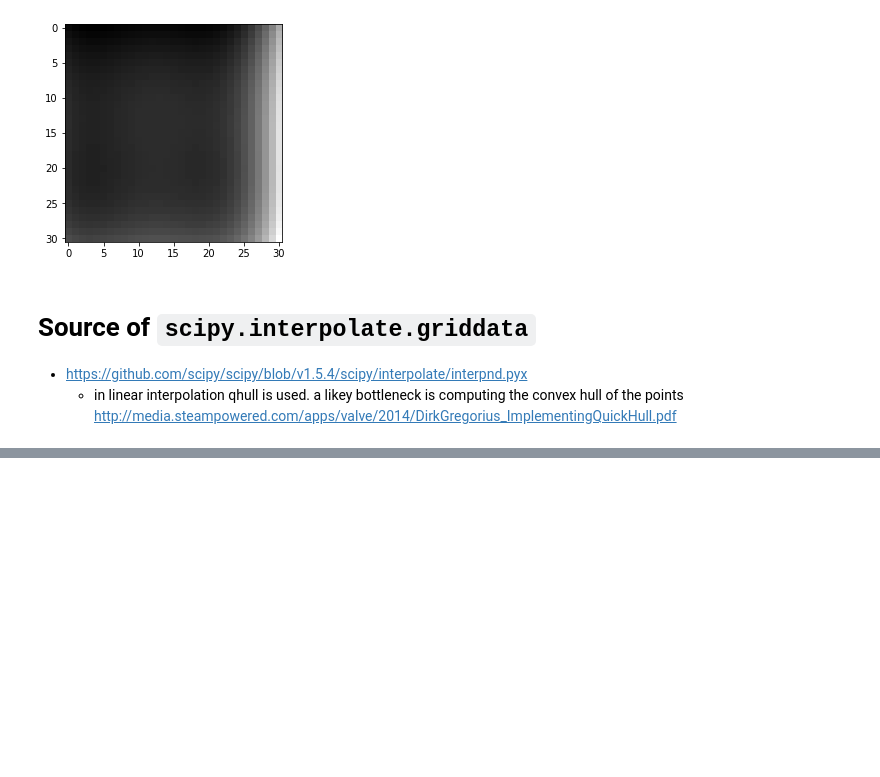
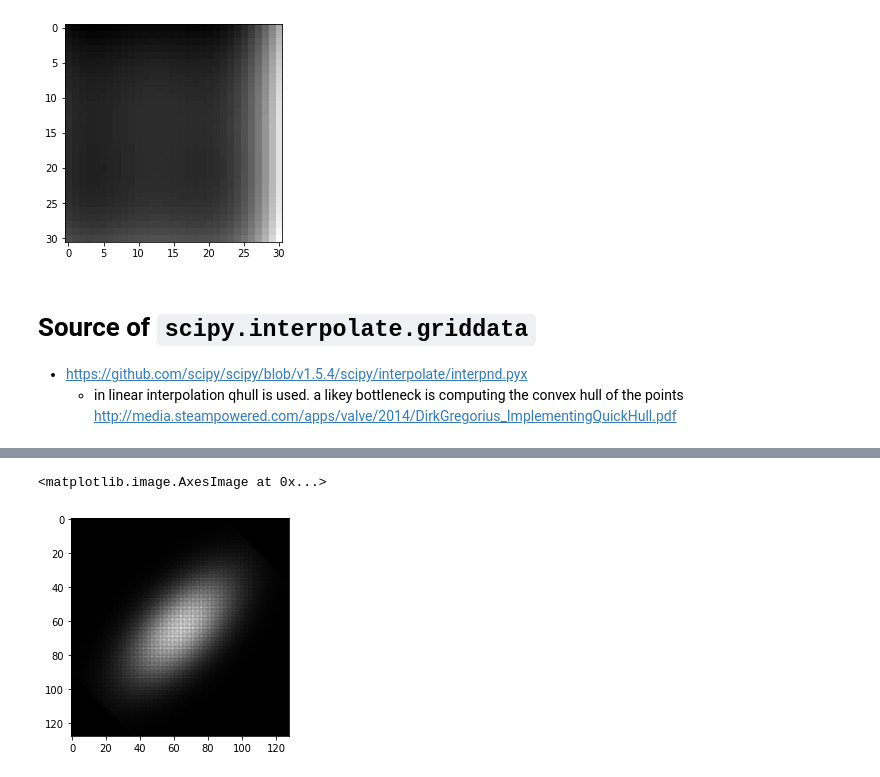
Before and after one commit to geoffwoollard/learn_cryoem_math, a Jupyter notebook: nb/interpolate.ipynb, the cells around one changed output, grey strips where cells are left out. Saved outputs shown, nothing was run; the diff lists cells and outputs as text; code cells hidden in the pictures; blank space fills up the shorter version.

```diff
--- a/nb/interpolate.ipynb
+++ b/nb/interpolate.ipynb
@@ -348,0 +396,45 @@ doplt(g_fine-g)
+# %%
+# TODO vectorize
+
+def interp(F,r0,r1,dd,N):
+  F_3d_interp = np.zeros((N,N,N))
+  count_3d_interp = np.zeros((N,N,N))
+  ones = np.ones(N*N)
+  F_flat = F.flatten()
+
+  def fill(F_3d_interp,zint,yint,xint,dd,idx,F_flat,N):
+    rint = np.array([xint,yint,zint])
+    if rint.min() >= 0 and rint.max() < N:
+      F_3d_interp[xint,yint,zint] += dd[idx]*F_flat[idx] # remember +=
+
+  dd000,dd001,dd010,dd011,dd100,dd101,dd110,dd111 = dd
+  for idx in np.arange(F.size):
+    x0,y0,z0 = (r0+N//2)[idx].astype(np.int)
+    x1,y1,z1 = (r1+N//2)[idx].astype(np.int)
+    fill(F_3d_interp,z0,y0,x0,dd000,idx,F_flat,N)
+    fill(F_3d_interp,z0,y0,x1,dd001,idx,F_flat,N)
+    fill(F_3d_interp,z0,y1,x0,dd010,idx,F_flat,N)
+    fill(F_3d_interp,z0,y1,x1,dd011,idx,F_flat,N)
+    fill(F_3d_interp,z1,y0,x0,dd100,idx,F_flat,N)
+    fill(F_3d_interp,z1,y0,x1,dd101,idx,F_flat,N)
+    fill(F_3d_interp,z1,y1,x0,dd110,idx,F_flat,N)
+    fill(F_3d_interp,z1,y1,x1,dd111,idx,F_flat,N)
+
+    fill(count_3d_interp,z0,y0,x0,dd000,idx,ones,N)
+    fill(count_3d_interp,z0,y0,x1,dd001,idx,ones,N)
+    fill(count_3d_interp,z0,y1,x0,dd010,idx,ones,N)
+    fill(count_3d_interp,z0,y1,x1,dd011,idx,ones,N)
+    fill(count_3d_interp,z1,y0,x0,dd100,idx,ones,N)
+    fill(count_3d_interp,z1,y0,x1,dd101,idx,ones,N)
+    fill(count_3d_interp,z1,y1,x0,dd110,idx,ones,N)
+    fill(count_3d_interp,z1,y1,x1,dd111,idx,ones,N)
+
+  return(F_3d_interp,count_3d_interp)
+
+F_3d_interp,count_3d_interp = interp(F,r0,r1,dd,N)
+# %%
+F_proj = F_3d_interp.sum(-1)
+doplt(F_proj)
+# %% [output]
+<matplotlib.image.AxesImage at 0x...>
+[figure, added]
```
Also changed, not shown: parts of 16 cells of this notebook.
